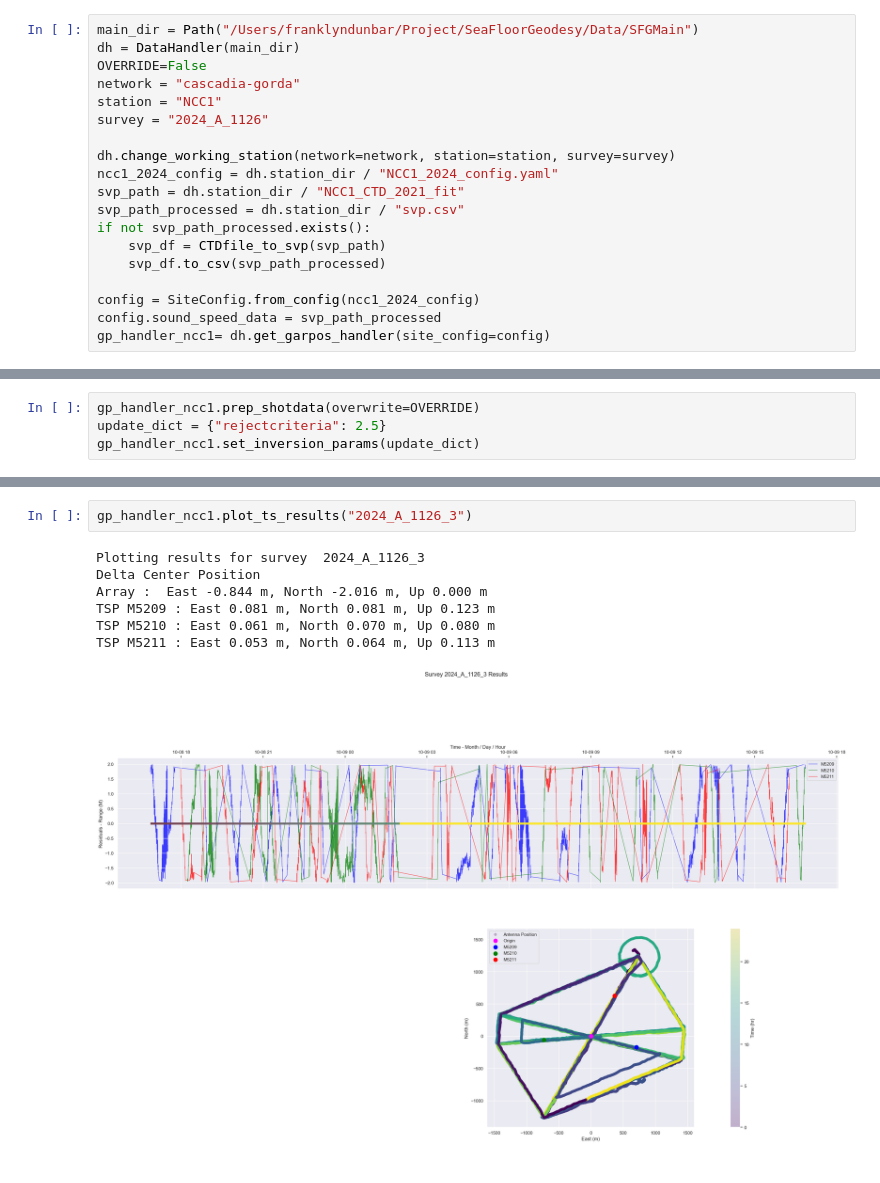
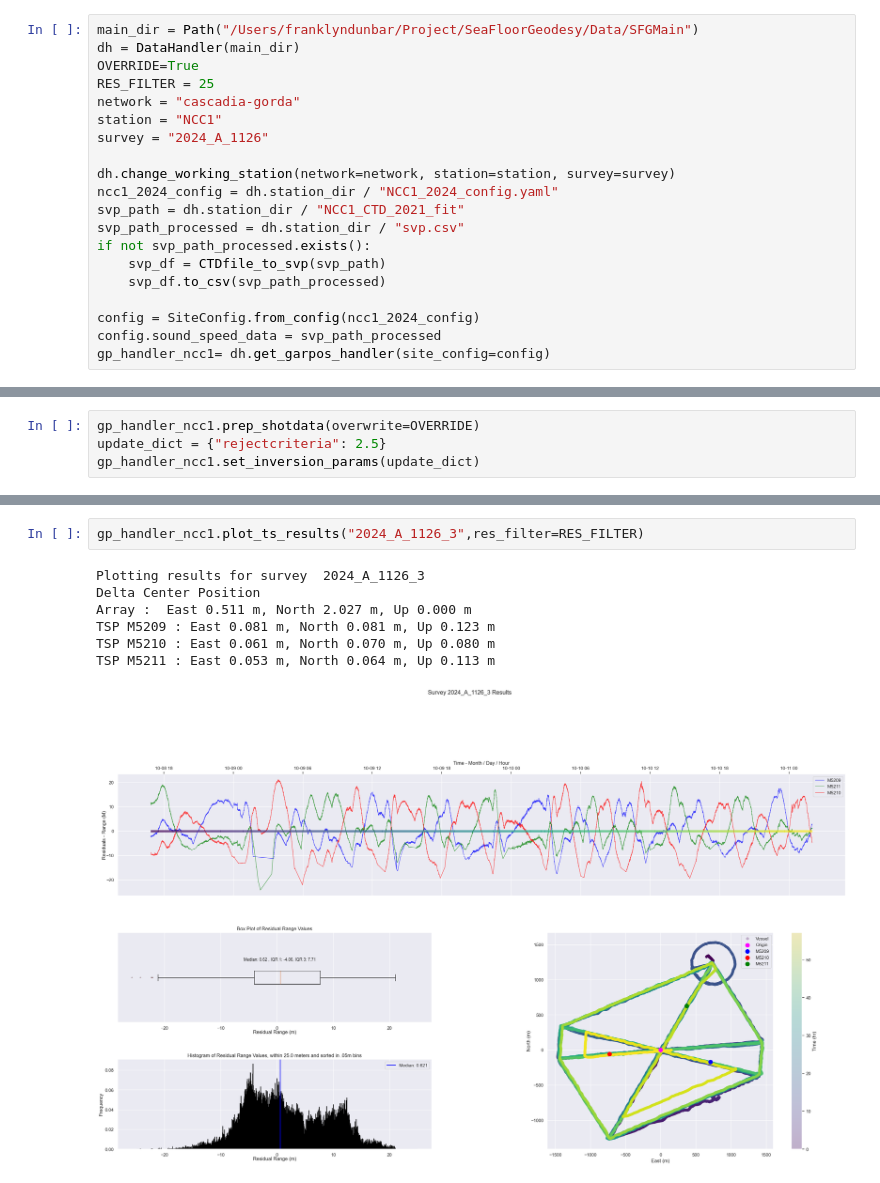
Before and after one commit to EarthScope/es_sfgtools, a Jupyter notebook: dev/ncc1_demo.ipynb, the cells around one changed output, grey strips where cells are left out. Drawn from its saved outputs; the diff is of its cells as text.

```diff
--- a/dev/ncc1_demo.ipynb
+++ b/dev/ncc1_demo.ipynb
@@ -18,7 +18,8 @@ os.environ["PATH"] += os.pathsep + str(pride_path)
 # %%
 main_dir = Path("/Users/franklyndunbar/Project/SeaFloorGeodesy/Data/SFGMain")
 dh = DataHandler(main_dir)
-OVERRIDE=False
+OVERRIDE=True
+RES_FILTER = 25
 network = "cascadia-gorda"
 station = "NCC1"
 survey = "2024_A_1126"
@@ -89,13 +125,13 @@ Results already exist for /Users/franklyndunbar/Project/SeaFloorGeodesy/Data/SFG
 # %%
-gp_handler_ncc1.plot_ts_results("2024_A_1126_3")
+gp_handler_ncc1.plot_ts_results("2024_A_1126_3",res_filter=RES_FILTER)
 # %% [output]
 Plotting results for survey  2024_A_1126_3
 Delta Center Position
-Array :  East -0.844 m, North -2.016 m, Up 0.000 m
+Array :  East 0.511 m, North 2.027 m, Up 0.000 m
 TSP M5209 : East 0.081 m, North 0.081 m, Up 0.123 m
 TSP M5210 : East 0.061 m, North 0.070 m, Up 0.080 m
 TSP M5211 : East 0.053 m, North 0.064 m, Up 0.113 m
-[figure, old version]
+[figure, new version]
 # %%
 gp_handler_ncc1.run_garpos(survey_id="2024_A_1126_4",override=OVERRIDE)
 # %% [output]
```
Also changed, not shown: parts of 9 cells of this notebook, 4 other files.
